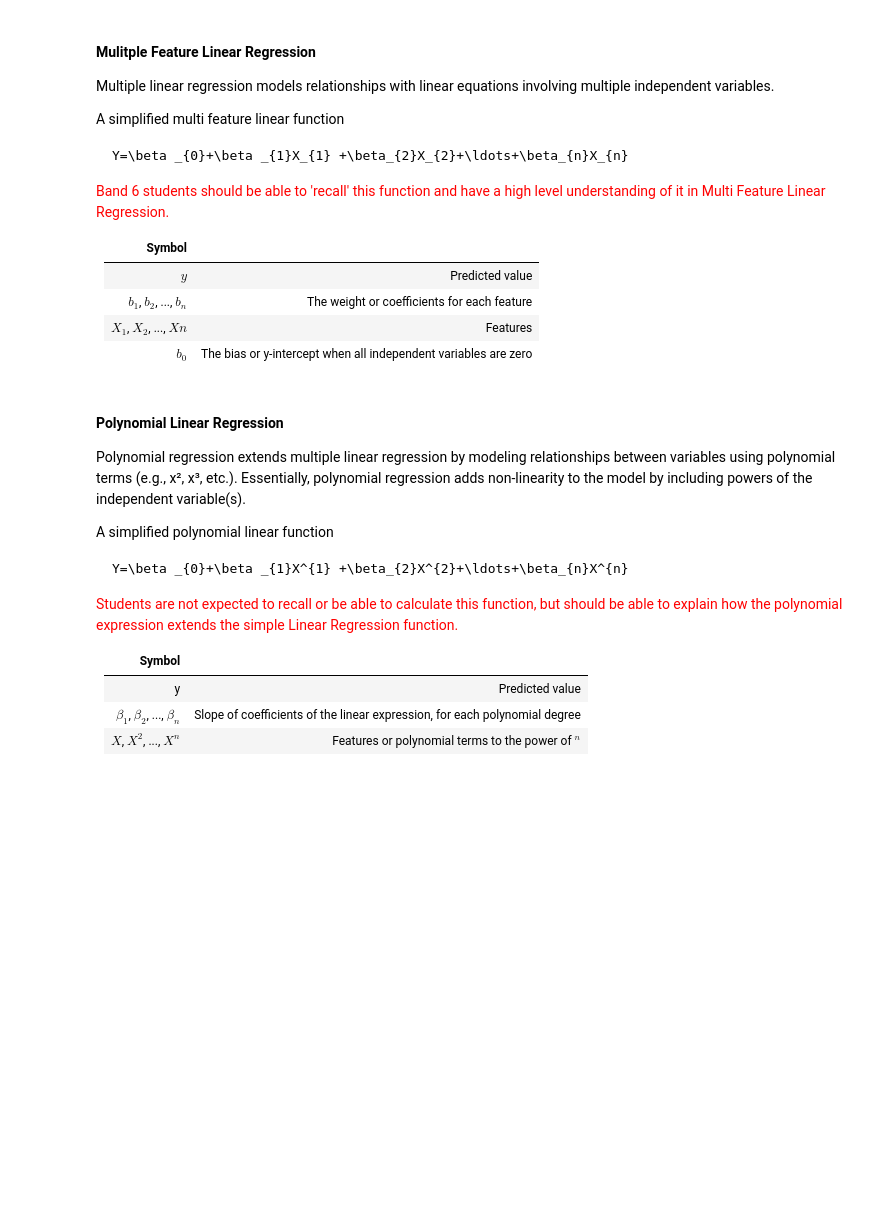
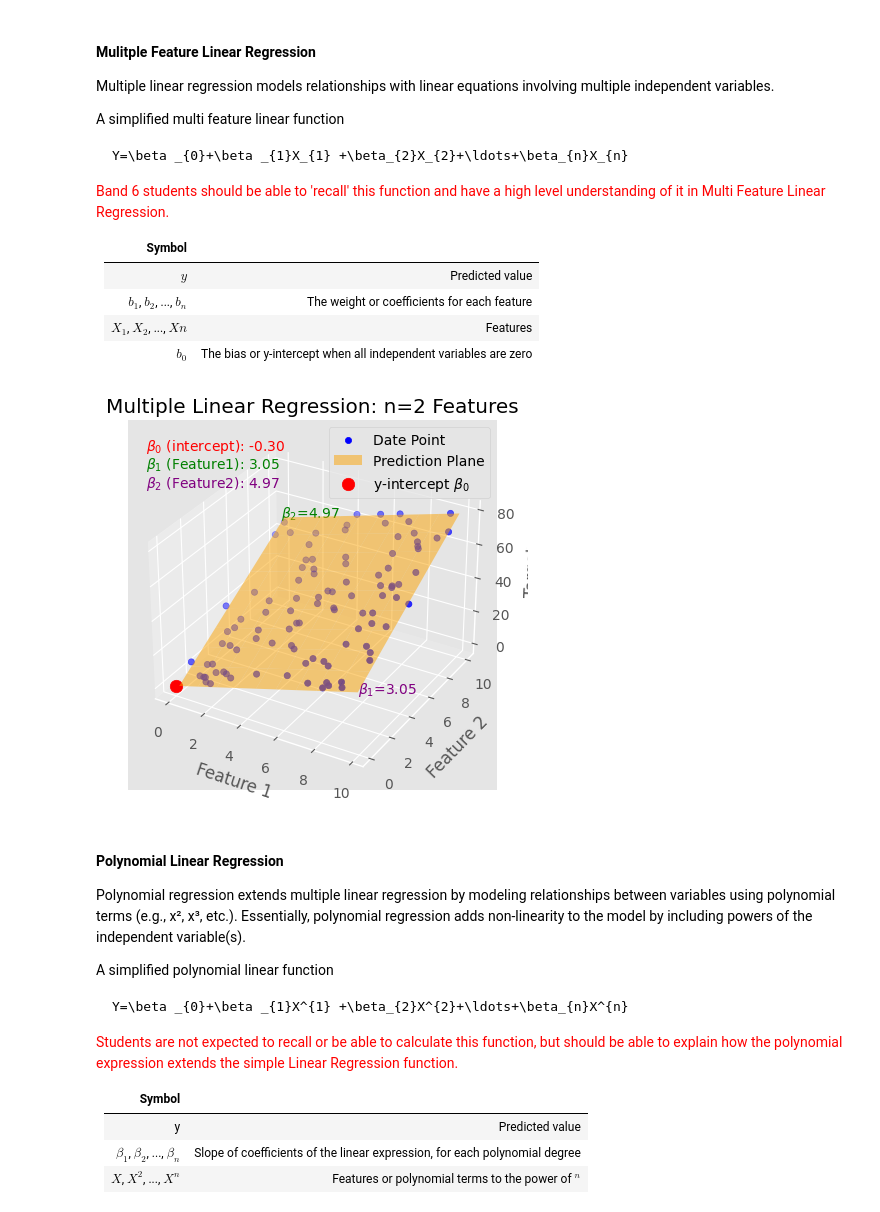
Before and after one commit to benpaddlejones/Prepare_to_Teach_Software_Automation_Resources, a Jupyter notebook: Week_2_-_Complex_Regression_&_Classification/1.Complex_Linear_Regression_Fundamentals.ipynb, the cells around one changed output. Drawn from its saved outputs; the diff is of its cells as text; code cells hidden in the pictures; blank space fills up the shorter version.

```diff
--- a/Week_2_-_Complex_Regression_&_Classification/1.Complex_Linear_Regression_Fundamentals.ipynb
+++ b/Week_2_-_Complex_Regression_&_Classification/1.Complex_Linear_Regression_Fundamentals.ipynb
@@ -30,35 +30,45 @@ Y=\beta _{0}+\beta _{1}X_{1} +\beta_{2}X_{2}+\ldots+\beta_{n}X_{n}
 # %%
 n_samples = 100
 X1 = np.random.rand(n_samples) * 10
 X2 = np.random.rand(n_samples) * 10
 y = 3 * X1 + 5 * X2 + np.random.randn(n_samples) * 2
-
 data = pd.DataFrame({'Feature1': X1, 'Feature2': X2, 'Target': y})
 # Training a Linear Regression Model
 model = LinearRegression()
 X = data[['Feature1', 'Feature2']]
 model.fit(X, y)
-
 intercept = model.intercept_
 coefficients = model.coef_
 # Creating a 3D graph
 fig = plt.figure()
 ax = fig.add_subplot(111, projection='3d')
-
-ax.scatter(data['Feature1'], data['Feature2'], data['Target'], color='blue')
-
+ax.scatter(data['Feature1'], data['Feature2'], data['Target'], color='blue', label="Date Point")
 x1_range = np.linspace(data['Feature1'].min(), data['Feature1'].max(), 10)
 x2_range = np.linspace(data['Feature2'].min(), data['Feature2'].max(), 10)
 X1_grid, X2_grid = np.meshgrid(x1_range, x2_range)
-
 y_pred = intercept + coefficients[0] * X1_grid + coefficients[1] * X2_grid
-
-ax.plot_surface(X1_grid, X2_grid, y_pred, color='orange', alpha=0.5)
-
+math = r"$\beta_0$"
+ax.plot_surface(X1_grid, X2_grid, y_pred, color='orange', alpha=0.5, label="Prediction Plane")
+ax.scatter(0, 0, intercept, color='red', s=80, label=f'y-intercept {math}')
 ax.set_xlabel('Feature 1')
 ax.set_ylabel('Feature 2')
 ax.set_zlabel('Target')
+ax.text(
+    x1_range[-1], 0, intercept + coefficients[0] * x1_range[-1],
+    f"$\\beta_1$={coefficients[0]:.2f}", color='purple', fontsize=10
+)
+ax.text(
+    0, x2_range[-1], intercept + coefficients[1] * x2_range[-1],
+    f"$\\beta_2$={coefficients[1]:.2f}", color='green', fontsize=10
+)
+ax.text2D(0.05, 0.92, f"$\\beta_0$ (intercept): {intercept:.2f}", transform=ax.transAxes, color='red')
+ax.text2D(0.05, 0.87, f"$\\beta_1$ (Feature1): {coefficients[0]:.2f}", transform=ax.transAxes, color='green')
+ax.text2D(0.05, 0.82, f"$\\beta_2$ (Feature2): {coefficients[1]:.2f}", transform=ax.transAxes, color='purple')
+ax.set_title("Multiple Linear Regression: n=2 Features")
+plt.legend()
 plt.show()
+# %% [output]
+[figure, added]
 # %% [markdown]
 #### Polynomial Linear Regression
 
```
Also changed, not shown: parts of 1 cell of this notebook, 4 other files.
